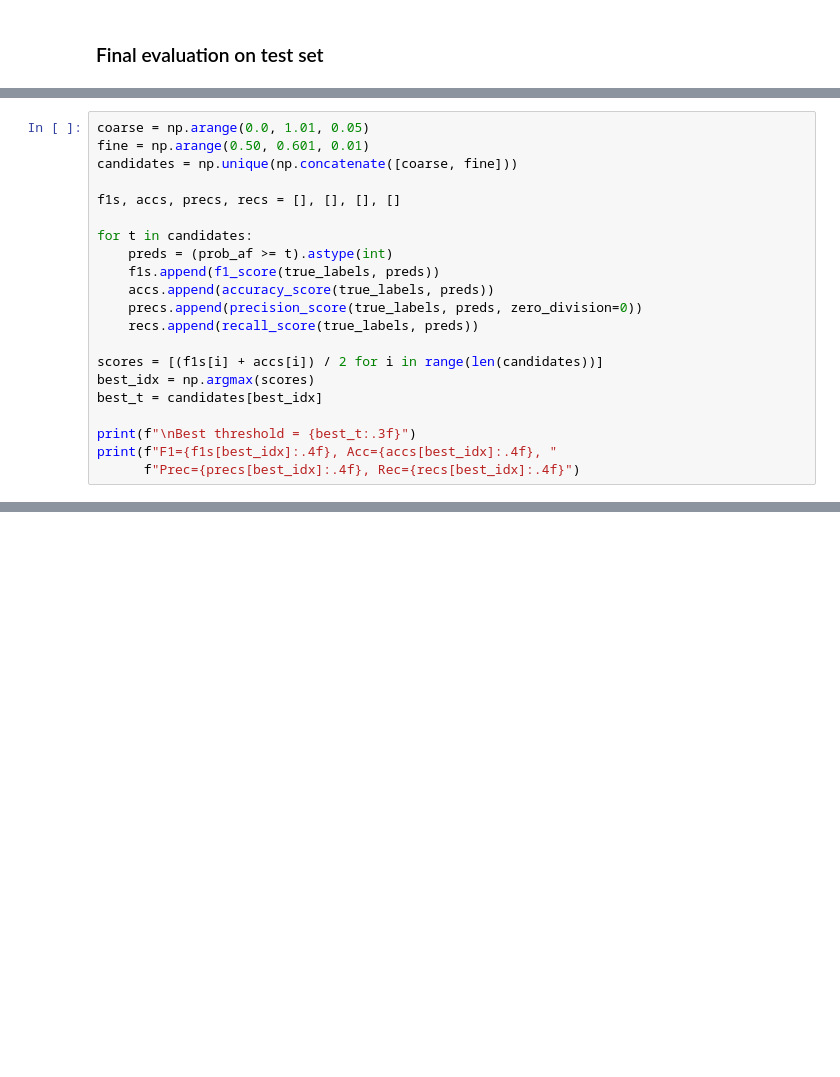
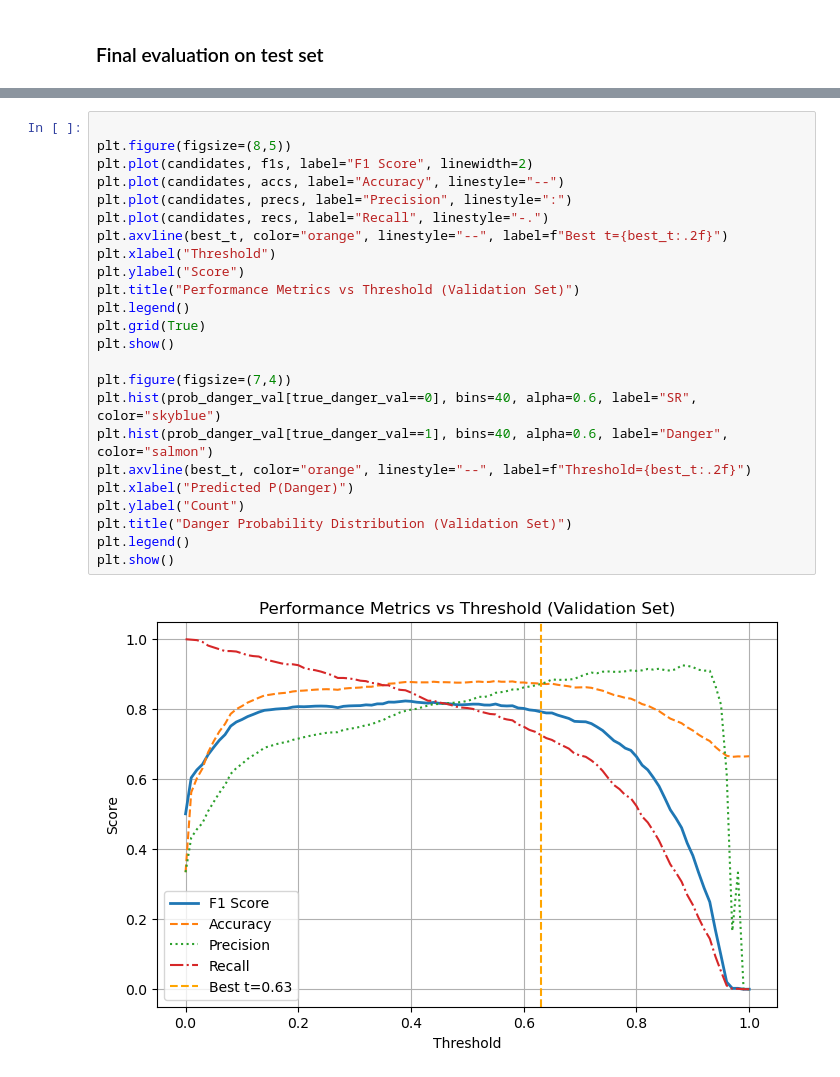
Before and after one commit to michelle264/AF_early_prediction_and_detection, a Jupyter notebook: model_backend/Two_Class_Models/train_raw_NODE_two_class.ipynb, the cells around one changed output, grey strips where cells are left out. Drawn from its saved outputs; the diff is of its cells as text; blank space fills up the shorter version.

```diff
--- a/model_backend/Two_Class_Models/train_raw_NODE_two_class.ipynb
+++ b/model_backend/Two_Class_Models/train_raw_NODE_two_class.ipynb
@@ -439,21 +382,0 @@ Label distribution (0=SR, 1=AF): [1912  960]
-# %%
-coarse = np.arange(0.0, 1.01, 0.05)
-fine = np.arange(0.50, 0.601, 0.01)
-candidates = np.unique(np.concatenate([coarse, fine]))
-
-f1s, accs, precs, recs = [], [], [], []
-
-for t in candidates:
-    preds = (prob_af >= t).astype(int)
-    f1s.append(f1_score(true_labels, preds))
-    accs.append(accuracy_score(true_labels, preds))
-    precs.append(precision_score(true_labels, preds, zero_division=0))
-    recs.append(recall_score(true_labels, preds))
-
-scores = [(f1s[i] + accs[i]) / 2 for i in range(len(candidates))]
-best_idx = np.argmax(scores)
-best_t = candidates[best_idx]
-
-print(f"\nBest threshold = {best_t:.3f}")
-print(f"F1={f1s[best_idx]:.4f}, Acc={accs[best_idx]:.4f}, "
-      f"Prec={precs[best_idx]:.4f}, Rec={recs[best_idx]:.4f}")
@@ -514,0 +481,26 @@ plt.show()
+# %%
+
+plt.figure(figsize=(8,5))
+plt.plot(candidates, f1s, label="F1 Score", linewidth=2)
+plt.plot(candidates, accs, label="Accuracy", linestyle="--")
+plt.plot(candidates, precs, label="Precision", linestyle=":")
+plt.plot(candidates, recs, label="Recall", linestyle="-.")
+plt.axvline(best_t, color="orange", linestyle="--", label=f"Best t={best_t:.2f}")
+plt.xlabel("Threshold")
+plt.ylabel("Score")
+plt.title("Performance Metrics vs Threshold (Validation Set)")
+plt.legend()
+plt.grid(True)
+plt.show()
+
+plt.figure(figsize=(7,4))
+plt.hist(prob_danger_val[true_danger_val==0], bins=40, alpha=0.6, label="SR", color="skyblue")
+plt.hist(prob_danger_val[true_danger_val==1], bins=40, alpha=0.6, label="Danger", color="salmon")
+plt.axvline(best_t, color="orange", linestyle="--", label=f"Threshold={best_t:.2f}")
+plt.xlabel("Predicted P(Danger)")
+plt.ylabel("Count")
+plt.title("Danger Probability Distribution (Validation Set)")
+plt.legend()
+plt.show()
+# %% [output]
+[figure, added]
```
Also changed, not shown: parts of 17 cells of this notebook, 28 other files.
